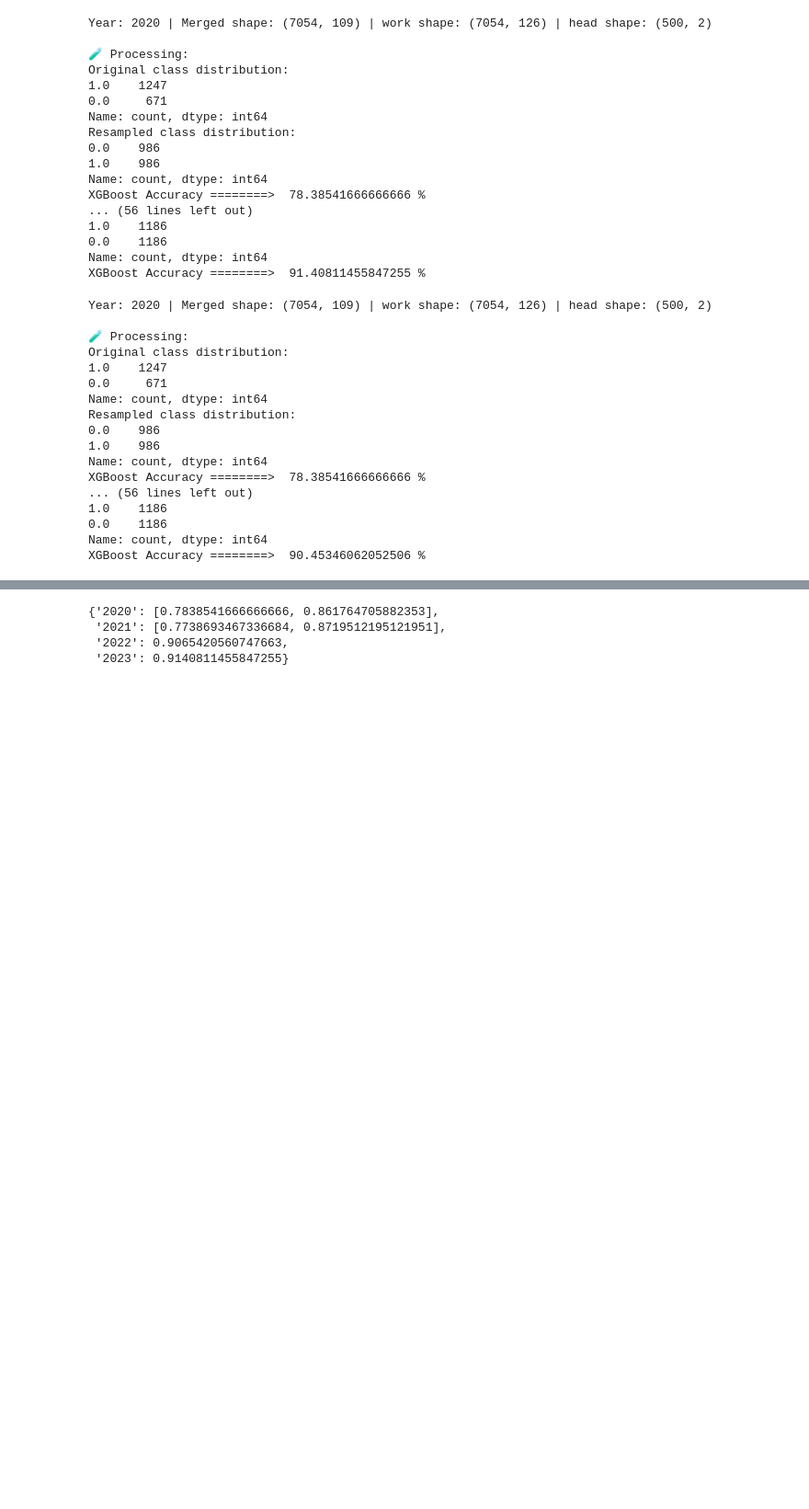
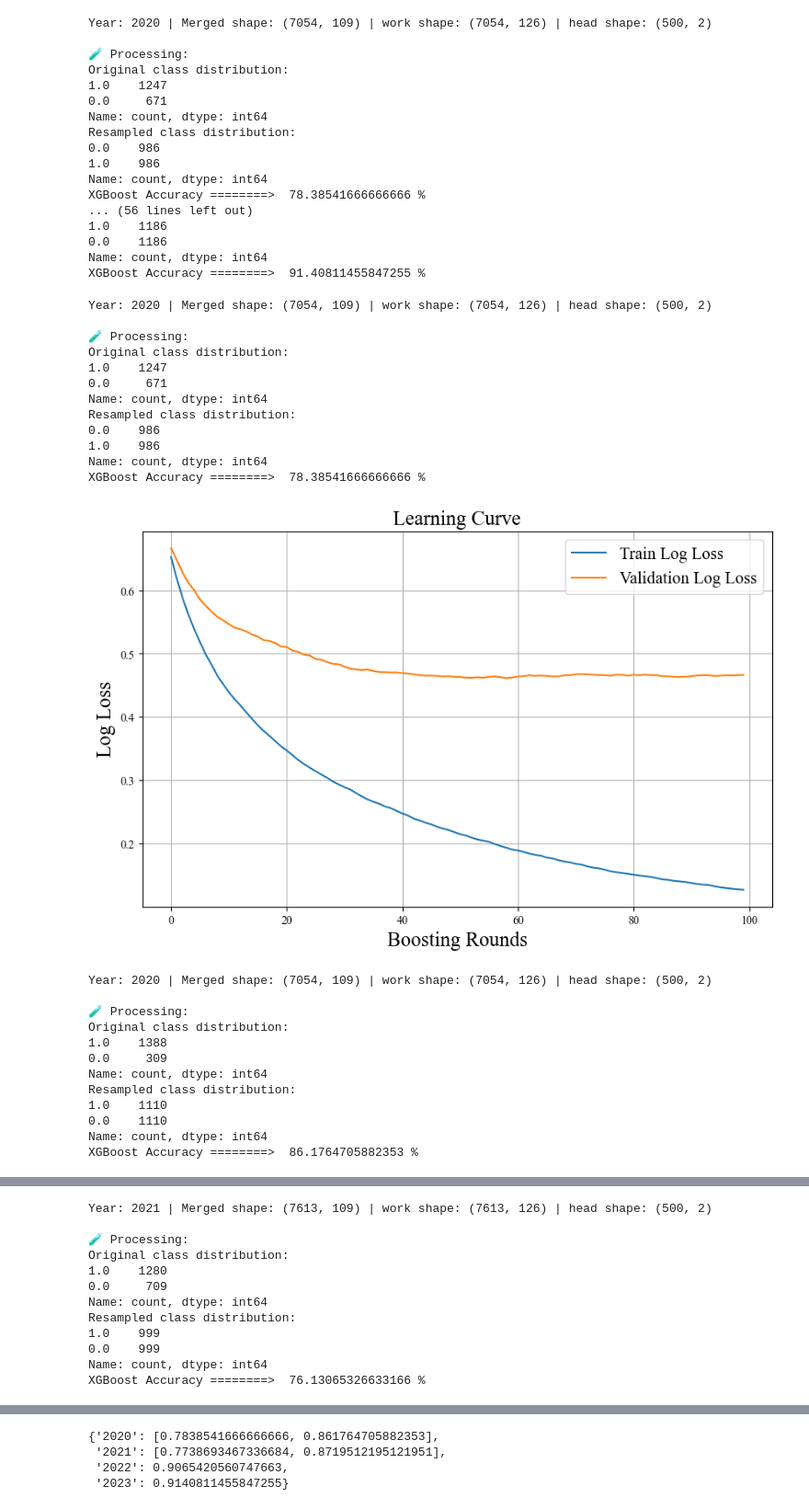
Before and after one commit to Hunminlee/Deciphering_HRD_features_in_competency, a Jupyter notebook: V1/main-Transfer-TEST.ipynb, the cells around one changed output, grey strips where cells are left out. Shown: that part at 92% size. Saved outputs shown, nothing was run; the diff lists cells and outputs as text; code cells hidden in the pictures; blank space fills up the shorter version.

```diff
--- a/V1/main-Transfer-TEST.ipynb
+++ b/V1/main-Transfer-TEST.ipynb
@@ -262,6 +262,7 @@ Name: count, dtype: int64
 XGBoost Accuracy ========>  91.40811455847255 %
 # %%
 ACC2 = {}
+show_graph = True
 
 for year in ['2020', '2021', '2022', '2023']:
     if year == '2021' or '2023':
@@ -269,50 +270,58 @@ for year in ['2020', '2021', '2022', '2023']:
             # Merge data - Work (X) + Head (y)
             df1, label_col1 = preprocess.merge_worker_head_labels(dataset_Work, dataset_Head, year_w=year, year_h='2021')
             X, y = preprocess.clean_target_classes(df1, target_col=label_col1)
-            acc, _ = model.train_evaluate_model(X, y, learning_graph_show=False)
+            acc, _ = model.train_evaluate_model(X, y, learning_graph_show=show_graph)
 
             df2, label_col2 = preprocess.merge_worker_head_labels(dataset_Work, dataset_Head, year_w=year, year_h='2023')
             X, y = preprocess.clean_target_classes(df2, target_col=label_col2)
-            acc2, _ = model.train_evaluate_model(X, y, learning_graph_show=False)
+            acc2, _ = model.train_evaluate_model(X, y, learning_graph_show=show_graph)
             ACC2[year] = [acc, acc2]
 
         elif year == '2023':
             df1, label_col1 = preprocess.merge_worker_head_labels(dataset_Work, dataset_Head, year_w=year, year_h='2023')
             X, y = preprocess.clean_target_classes(df1, target_col=label_col1)
-            acc, _ = model.train_evaluate_model(X, y, learning_graph_show=False)
+            acc, _ = model.train_evaluate_model(X, y, learning_graph_show=show_graph)
             ACC2[year] = acc
 
     if year == '2020' or '2022':
         if year == '2020':
             df1, label_col1 = preprocess.merge_worker_head_labels(dataset_Work, dataset_Head, year_w=year, year_h='2021')
             X, y = preprocess.clean_target_classes(df1, target_col=label_col1)
-            acc, _ = model.train_evaluate_model(X, y, learning_graph_show=False)
+            acc, _ = model.train_evaluate_model(X, y, learning_graph_show=show_graph)
 
             df2, label_col2 = preprocess.merge_worker_head_labels(dataset_Work, dataset_Head, year_w=year, year_h='2023')
             X, y = preprocess.clean_target_classes(df2, target_col=label_col2)
-            acc2, _ = model.train_evaluate_model(X, y, learning_graph_show=False)
+            acc2, _ = model.train_evaluate_model(X, y, learning_graph_show=show_graph)
             ACC2[year] = [acc, acc2]
 
         elif year == '2022':
             df1, label_col1 = preprocess.merge_worker_head_labels(dataset_Work, dataset_Head, year_w=year, year_h='2023')
             X, y = preprocess.clean_target_classes(df1, target_col=label_col1)
-            acc, _ = model.train_evaluate_model(X, y, learning_graph_show=False)
+            acc, _ = model.train_evaluate_model(X, y, learning_graph_show=show_graph)
             ACC2[year] = acc
 # %% [output]
 Year: 2020 | Merged shape: (7054, 109) | work shape: (7054, 126) | head shape: (500, 2)
 
 🧪 Processing:
 Original class distribution:
 1.0    1247
 0.0     671
 Name: count, dtype: int64
 Resampled class distribution:
 0.0    986
 1.0    986
 Name: count, dtype: int64
 XGBoost Accuracy ========>  78.38541666666666 %
-... (56 lines left out)
-1.0    1186
-0.0    1186
-Name: count, dtype: int64
-XGBoost Accuracy ========>  90.45346062052506 %
+[figure, added]
+Year: 2020 | Merged shape: (7054, 109) | work shape: (7054, 126) | head shape: (500, 2)
+
+🧪 Processing:
+Original class distribution:
+1.0    1388
+0.0     309
+Name: count, dtype: int64
+Resampled class distribution:
+1.0    1110
+0.0    1110
+Name: count, dtype: int64
+XGBoost Accuracy ========>  86.1764705882353 %
@@ -318,0 +329,12 @@ XGBoost Accuracy ========>  90.45346062052506 %
+Year: 2021 | Merged shape: (7613, 109) | work shape: (7613, 126) | head shape: (500, 2)
+
+🧪 Processing:
+Original class distribution:
+1.0    1280
+0.0     709
+Name: count, dtype: int64
+Resampled class distribution:
+1.0    999
+0.0    999
+Name: count, dtype: int64
+XGBoost Accuracy ========>  76.13065326633166 %
```
Also changed, not shown: parts of 1 cell of this notebook, 1 other file.
